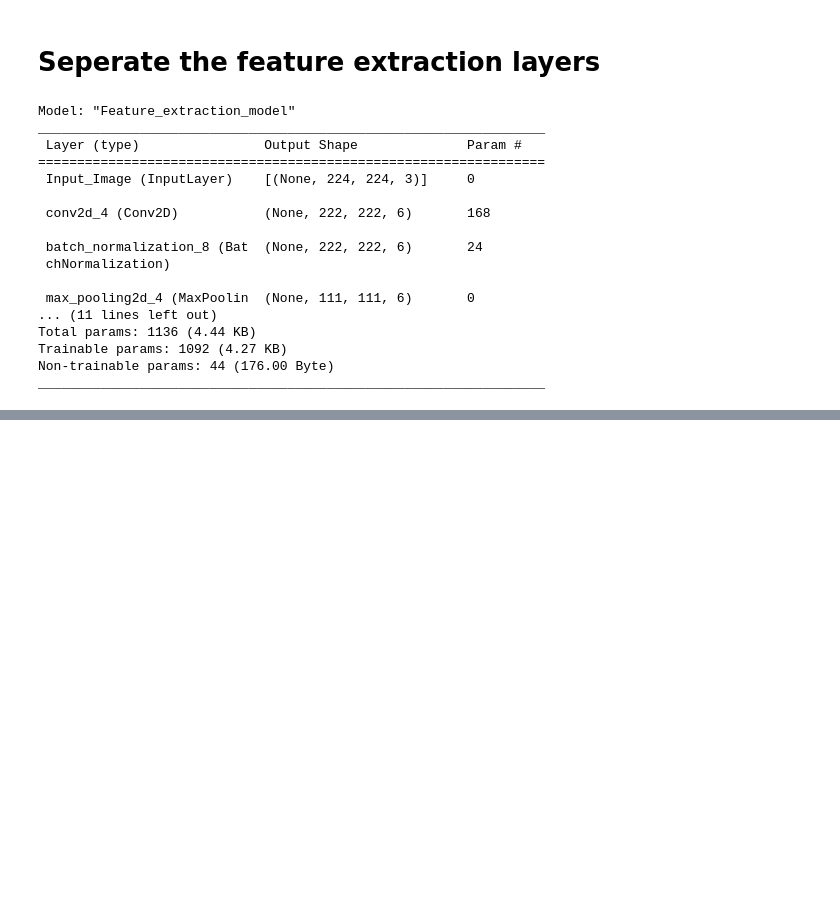
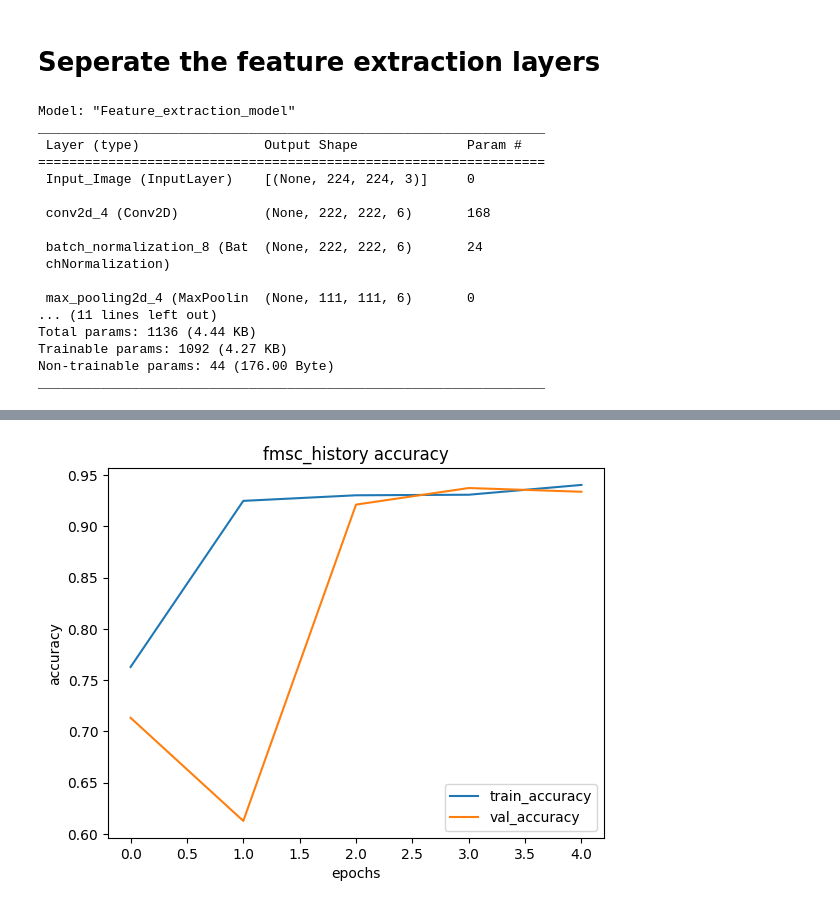
Before and after one commit to HidellaS/Malaria-Diagnosis, a Jupyter notebook: Maleria_Detection.ipynb, the cells around one changed output, grey strips where cells are left out. Drawn from its saved outputs; the diff is of its cells as text; code cells hidden in the pictures; blank space fills up the shorter version.

Commit message:
used tensorflow sub classing to make the feature extractor layer and the model

```diff
--- a/Maleria_Detection.ipynb
+++ b/Maleria_Detection.ipynb
@@ -563,0 +620,30 @@ plt.show()
+# %%
+class LenetModel(Model):
+  def __init__(self):
+    super(LenetModel, self).__init__()
+
+    self.feature_extractor = FeatureExtractor()
+
+    self.flatten = Flatten()
+    self.dense_1 = Dense(100, activation='relu')
+    self.batch_1 = BatchNormalization()
+    self.dense_2 = Dense(10, activation='relu')
+    self.batch_2 = BatchNormalization()
+    self.dense_3 = Dense(1, activation='sigmoid')
+
+  def call(self, x, training):
+
+    x = self.feature_extractor(x)
+    x = self.flatten(x)
+    x = self.dense_1(x)
+    x = self.batch_1(x)
+    x = self.dense_2(x)
+    x = self.batch_2(x)
+    x = self.dense_3(x)
+
+    return x
+
+
+feature_model_sub_classed = LenetModel()
+feature_model_sub_classed(tf.zeros([1, 224, 224, 3]))
+feature_model_sub_classed.summary()
@@ -563,0 +668,6 @@ plt.show()
+# %%
+feature_model_sub_classed.compile(optimizer=Adam(learning_rate=0.01),
+                                  loss = BinaryCrossentropy(),
+                                  metrics='accuracy')
+# %%
+fmsc_history = feature_model_sub_classed.fit(train_dataset, validation_data=val_dataset, epochs=5, verbose=1)
@@ -563,0 +685,10 @@ plt.show()
+# %%
+plt.plot(fmsc_history.history['accuracy'])
+plt.plot(fmsc_history.history['val_accuracy'])
+plt.title('fmsc_history accuracy')
+plt.xlabel('epochs')
+plt.ylabel('accuracy')
+plt.legend(['train_accuracy', 'val_accuracy'])
+plt.show()
+# %% [output]
+[figure, added]
```
Also changed, not shown: parts of 27 cells of this notebook.
